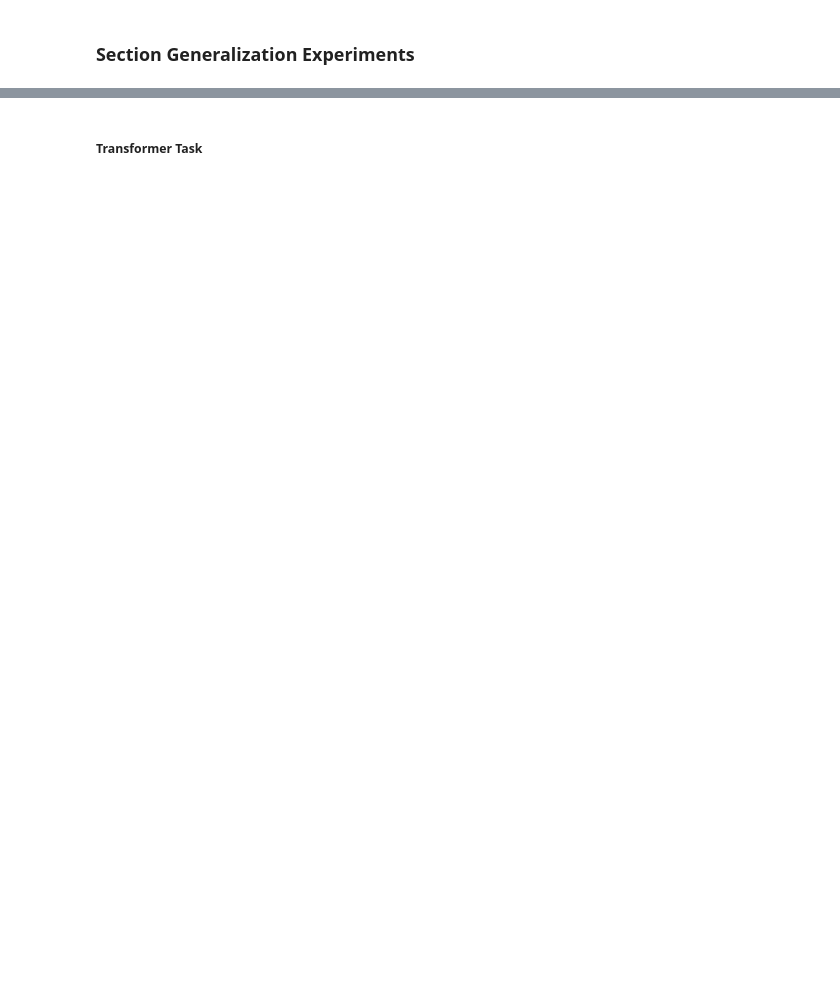
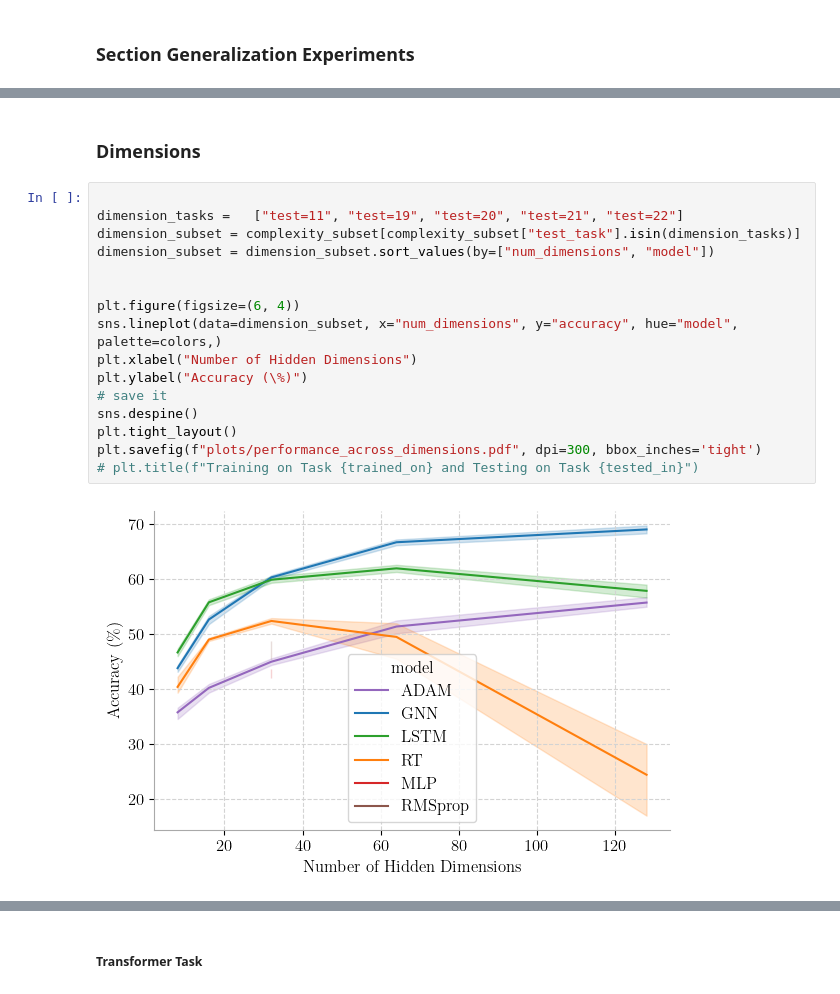
Before and after one commit to lsbicego/learning-gnns, a Jupyter notebook: analyse_plot_results.ipynb, the cells around one changed output, grey strips where cells are left out. Drawn from its saved outputs; the diff is of its cells as text; blank space fills up the shorter version.

```diff
--- a/analyse_plot_results.ipynb
+++ b/analyse_plot_results.ipynb
@@ -268,0 +452,20 @@ TODO: make some plots of model complexity (depth, width of layers) vs. final per
+# %% [markdown]
+### Dimensions
+# %%
+
+dimension_tasks =   ["test=11", "test=19", "test=20", "test=21", "test=22"]
+dimension_subset = complexity_subset[complexity_subset["test_task"].isin(dimension_tasks)]
+dimension_subset = dimension_subset.sort_values(by=["num_dimensions", "model"])
+
+
+plt.figure(figsize=(6, 4))
+sns.lineplot(data=dimension_subset, x="num_dimensions", y="accuracy", hue="model", palette=colors,)
+plt.xlabel("Number of Hidden Dimensions")
+plt.ylabel("Accuracy (\%)")
+# save it
+sns.despine()
+plt.tight_layout()
+plt.savefig(f"plots/performance_across_dimensions.pdf", dpi=300, bbox_inches='tight')
+# plt.title(f"Training on Task {trained_on} and Testing on Task {tested_in}")
+# %% [output]
+[figure, added]
```
Also changed, not shown: parts of 25 cells of this notebook.
